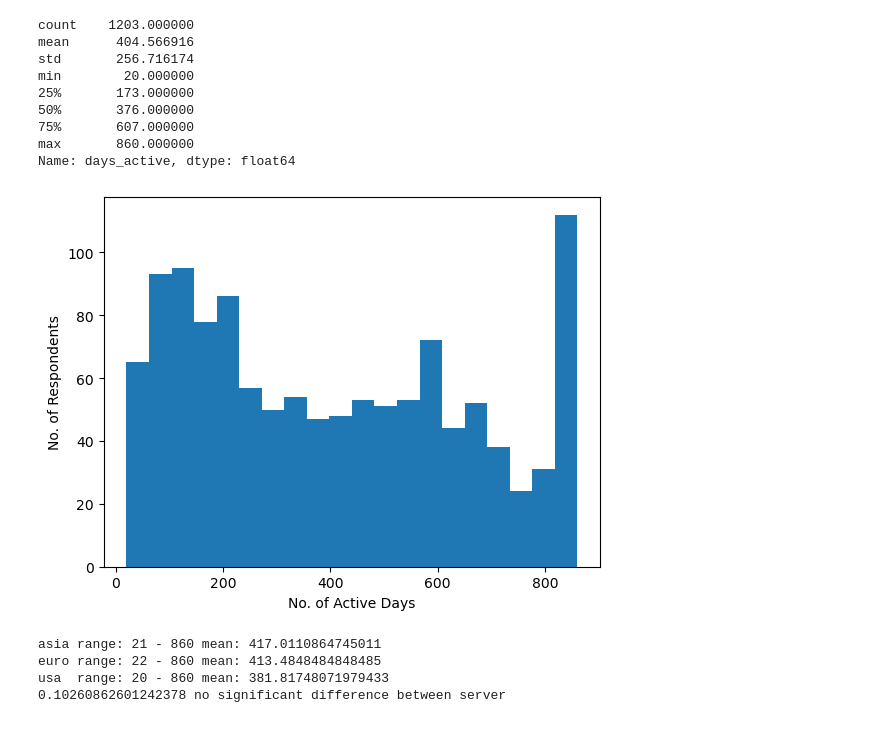
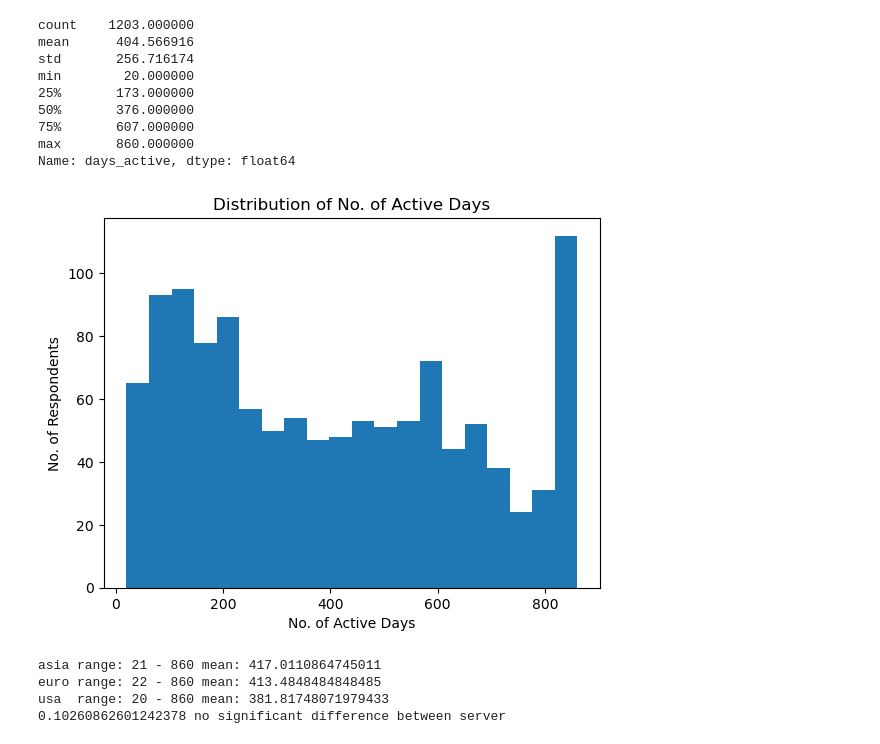
Before and after one commit to jasonchuangkw/project_genshin, a Jupyter notebook: codes/eda_and_analysis.ipynb, the cells around one changed output. Drawn from its saved outputs; the diff is of its cells as text; code cells hidden in the pictures.

```diff
--- a/codes/eda_and_analysis.ipynb
+++ b/codes/eda_and_analysis.ipynb
@@ -411,10 +411,12 @@ Name: days_active, dtype: float64
 # %%
 plt.hist(df.days_active, bins=20)
 plt.xlabel("No. of Active Days")
 plt.ylabel("No. of Respondents")
+plt.title("Distribution of No. of Active Days")
+
 plt.show()
 # %% [output]
-[figure, old version]
+[figure, new version]
 # %%
 asia_list = df[df['server'] == 'asia'].days_active.tolist()
 euro_list = df[df['server'] == 'euro'].days_active.tolist()
```
Also changed, not shown: parts of 76 cells of this notebook.
